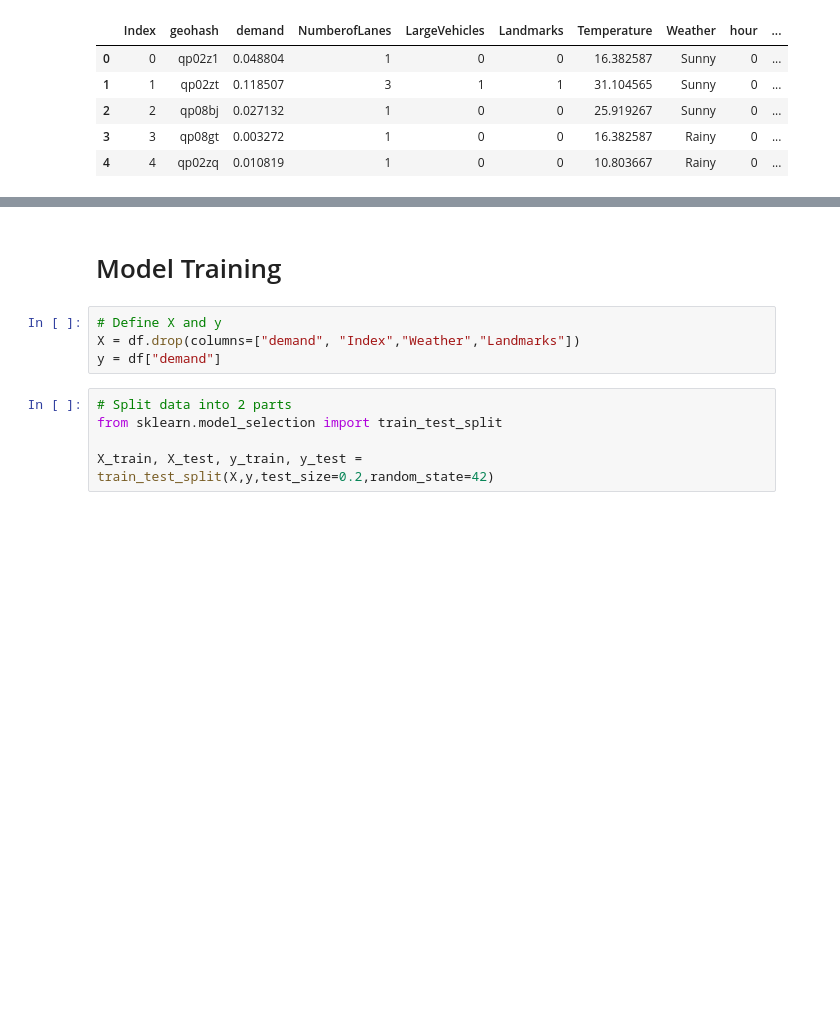
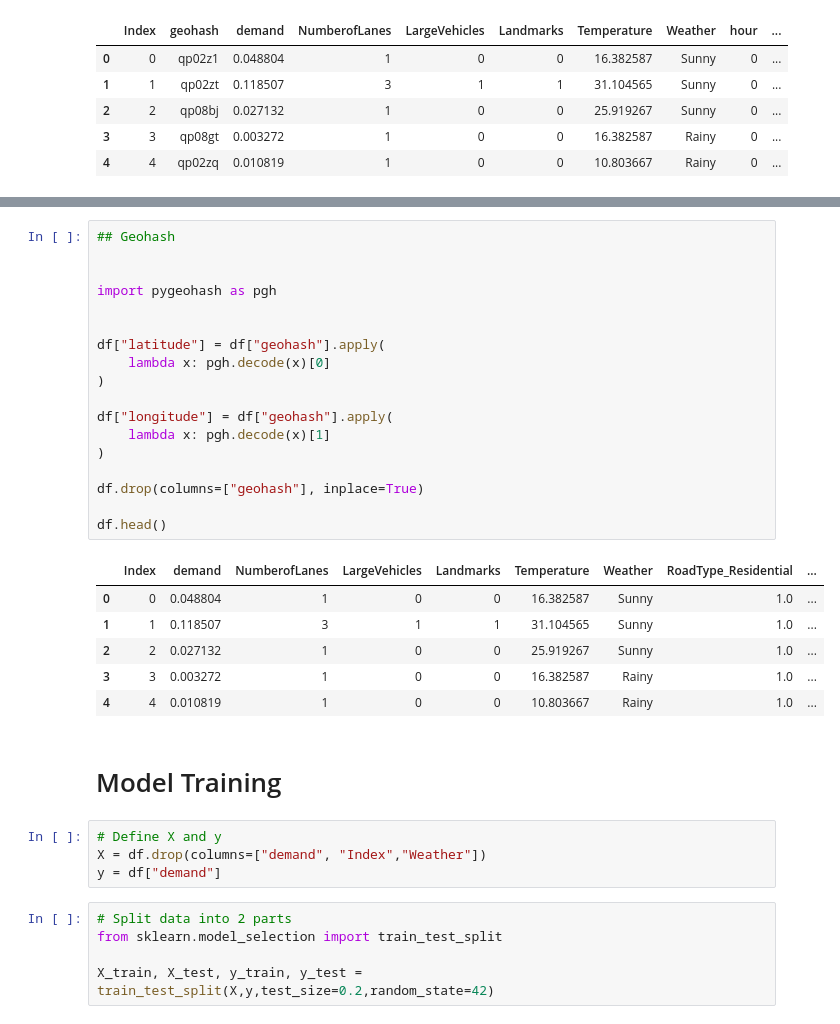
Before and after one commit to Ronitkapar/ml_notebooks, a Jupyter notebook: gridlock 2.0/mine/notebook.ipynb, the cells around one changed output, grey strips where cells are left out. Cells and saved outputs as stored; diff of their text form; blank space fills up the shorter version.

```diff
--- a/gridlock 2.0/mine/notebook.ipynb
+++ b/gridlock 2.0/mine/notebook.ipynb
@@ -337,8 +362,33 @@ df.head()
+# %%
+## Geohash
+
+
+import pygeohash as pgh
+
+
+df["latitude"] = df["geohash"].apply(
+    lambda x: pgh.decode(x)[0]
+)
+
+df["longitude"] = df["geohash"].apply(
+    lambda x: pgh.decode(x)[1]
+)
+
+df.drop(columns=["geohash"], inplace=True)
+
+df.head()
+# %% [output]
+|  | Index | demand | NumberofLanes | LargeVehicles | Landmarks | Temperature | Weather | RoadType_Residential | ... |
+| 0 | 0 | 0.048804 | 1 | 0 | 0 | 16.382587 | Sunny | 1.0 | ... |
+| 1 | 1 | 0.118507 | 3 | 1 | 1 | 31.104565 | Sunny | 1.0 | ... |
+| 2 | 2 | 0.027132 | 1 | 0 | 0 | 25.919267 | Sunny | 1.0 | ... |
+| 3 | 3 | 0.003272 | 1 | 0 | 0 | 16.382587 | Rainy | 1.0 | ... |
+| 4 | 4 | 0.010819 | 1 | 0 | 0 | 10.803667 | Rainy | 1.0 | ... |
 # %% [markdown]
 # Model Training
 # %%
 # Define X and y
-X = df.drop(columns=["demand", "Index","Weather","Landmarks"])
+X = df.drop(columns=["demand", "Index","Weather"])
 y = df["demand"]
 # %%
 # Split data into 2 parts
```
Also changed, not shown: parts of 10 cells of this notebook, 1 other file.
